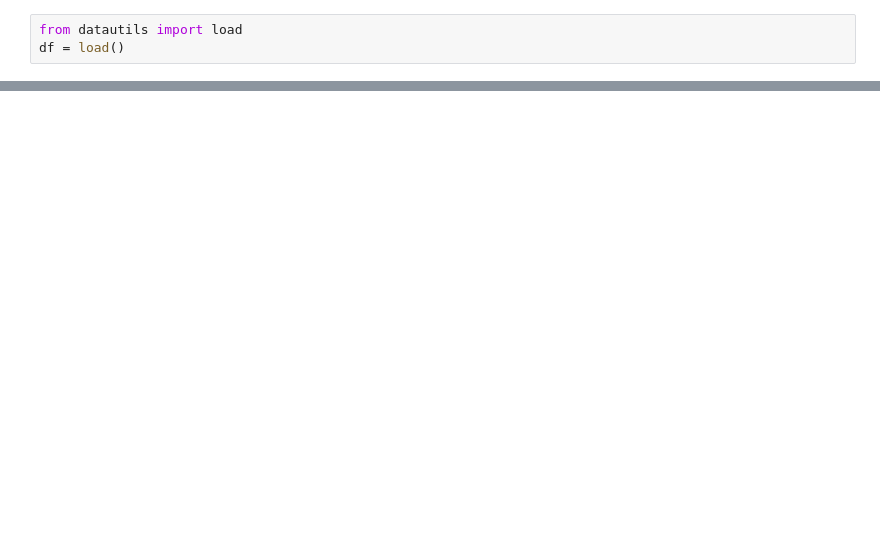
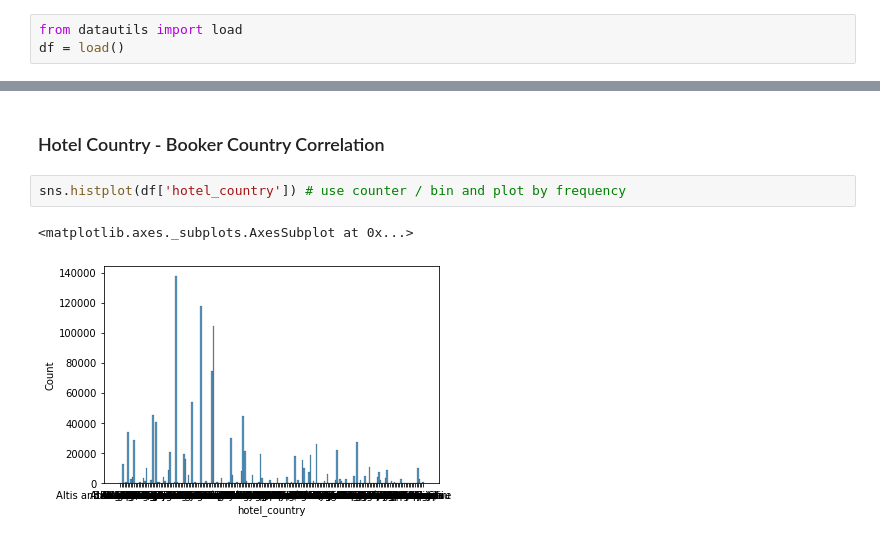
Before and after one commit to okz12/bookingdotcom-challenge, a Jupyter notebook: 2. EDA.ipynb, the cells around one changed output, grey strips where cells are left out. Drawn from its saved outputs; the diff is of its cells as text; blank space fills up the shorter version.

Commit message:
added booker val + heatmap

```diff
--- a/2. EDA.ipynb
+++ b/2. EDA.ipynb
@@ -18,0 +25,7 @@ df = load()
+# %% [markdown]
+### Hotel Country - Booker Country Correlation
+# %%
+sns.histplot(df['hotel_country']) # use counter / bin and plot by frequency
+# %% [output]
+<matplotlib.axes._subplots.AxesSubplot at 0x...>
+[figure, added]
```
Also changed, not shown: parts of 6 cells of this notebook, 1 other file.
